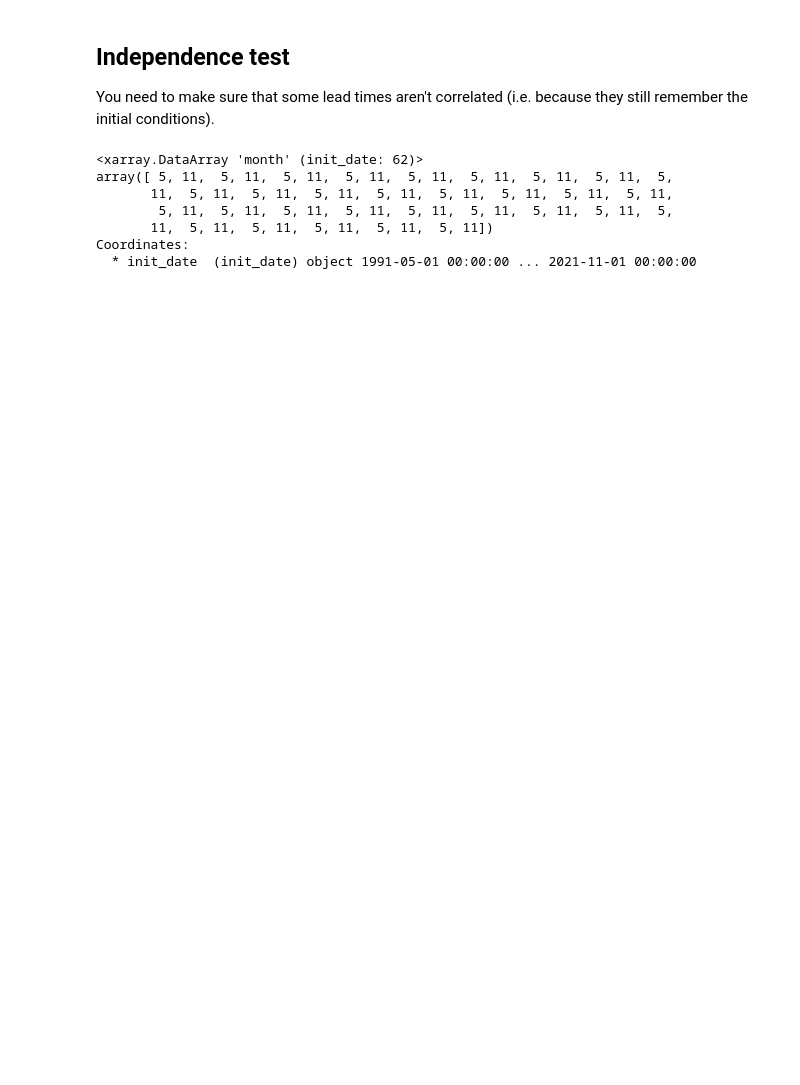
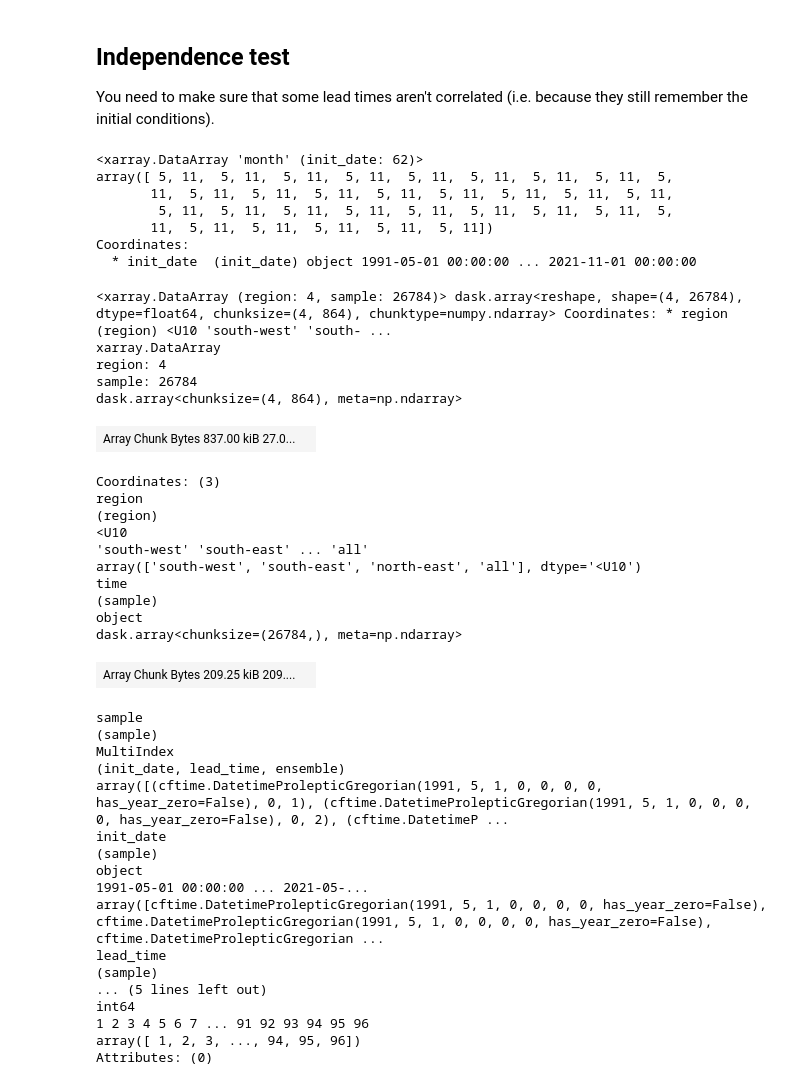
Before and after one commit to AusClimateService/unseen, a Jupyter notebook: notebooks/fidelity.ipynb, the cells around one changed output. Saved outputs shown, nothing was run; the diff lists cells and outputs as text; code cells hidden in the pictures; blank space fills up the shorter version.

```diff
--- a/notebooks/fidelity.ipynb
+++ b/notebooks/fidelity.ipynb
@@ -431,3 +301,46 @@ def mean_ensemble_correlation(da, dim='init_date'):
 # %%
 mean_corr_may = mean_ensemble_correlation(da_cafe_may_detrended, dim='init_date')
 mean_corr_nov = mean_ensemble_correlation(da_cafe_nov_detrended, dim='init_date')
+# %%
+da_cafe_may_detrended_stacked = da_cafe_may_detrended.stack(sample=('init_date', 'lead_time', 'ensemble'))
+
+n_init_dates = len(da_cafe_may_detrended['init_date'])
+n_ensembles = len(da_cafe_may_detrended['ensemble'])
+sample_size = n_init_dates * n_ensembles
+# %%
+da_cafe_may_detrended_stacked
+# %% [output]
+<xarray.DataArray (region: 4, sample: 26784)> dask.array<reshape, shape=(4, 26784), dtype=float64, chunksize=(4, 864), chunktype=numpy.ndarray> Coordinates: * region (region) <U10 'south-west' 'south- ...
+xarray.DataArray
+region: 4
+sample: 26784
+dask.array<chunksize=(4, 864), meta=np.ndarray>
+| Array Chunk Bytes 837.00 kiB 27.0... |  |
+Coordinates: (3)
+region
+(region)
+<U10
+'south-west' 'south-east' ... 'all'
+array(['south-west', 'south-east', 'north-east', 'all'], dtype='<U10')
+time
+(sample)
+object
+dask.array<chunksize=(26784,), meta=np.ndarray>
+| Array Chunk Bytes 209.25 kiB 209.... |  |
+sample
+(sample)
+MultiIndex
+(init_date, lead_time, ensemble)
+array([(cftime.DatetimeProlepticGregorian(1991, 5, 1, 0, 0, 0, 0, has_year_zero=False), 0, 1), (cftime.DatetimeProlepticGregorian(1991, 5, 1, 0, 0, 0, 0, has_year_zero=False), 0, 2), (cftime.DatetimeP ...
+init_date
+(sample)
+object
+1991-05-01 00:00:00 ... 2021-05-...
+array([cftime.DatetimeProlepticGregorian(1991, 5, 1, 0, 0, 0, 0, has_year_zero=False), cftime.DatetimeProlepticGregorian(1991, 5, 1, 0, 0, 0, 0, has_year_zero=False), cftime.DatetimeProlepticGregorian ...
+lead_time
+(sample)
+... (5 lines left out)
+int64
+1 2 3 4 5 6 7 ... 91 92 93 94 95 96
+array([ 1, 2, 3, ..., 94, 95, 96])
+Attributes: (0)
```
Also changed, not shown: parts of 24 cells of this notebook, 1 other file.
